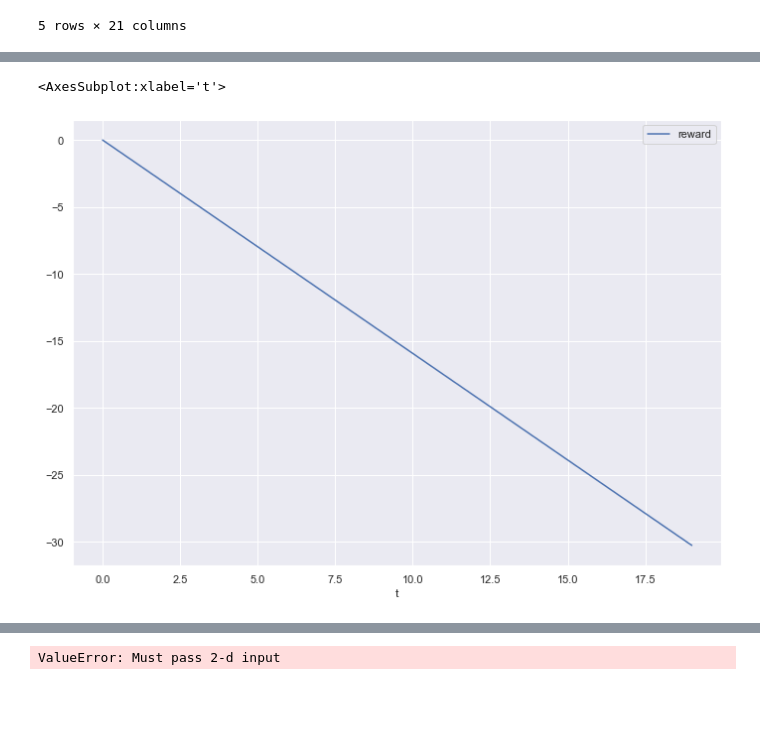
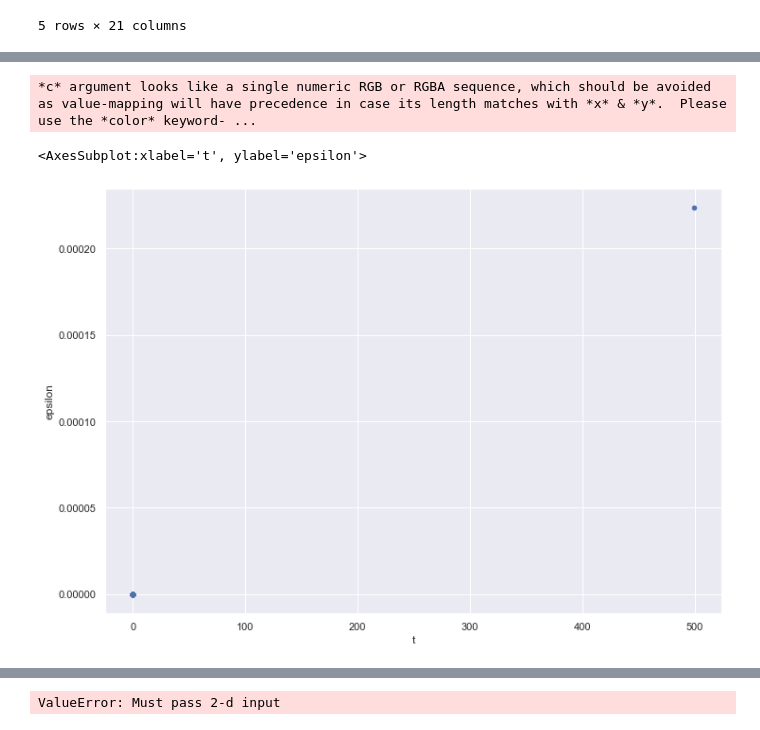
Before and after one commit to FelixWessel/Q-LearningCrawlerRobot, a Jupyter notebook: Analyse.ipynb, the cells around one changed output, grey strips where cells are left out. Cells and saved outputs as stored; diff of their text form; code cells hidden in the pictures; blank space fills up the shorter version.

```diff
--- a/Analyse.ipynb
+++ b/Analyse.ipynb
@@ -82,8 +82,9 @@ plt.show
 # %%
-df.plot(kind="line", x="t", y="reward")
+df.plot(kind="scatter", x="t", y="epsilon")
 # %% [output]
-<AxesSubplot:xlabel='t'>
+*c* argument looks like a single numeric RGB or RGBA sequence, which should be avoided as value-mapping will have precedence in case its length matches with *x* & *y*.  Please use the *color* keyword- ...
+<AxesSubplot:xlabel='t', ylabel='epsilon'>
-[figure, old version]
+[figure, new version]
 # %%
 df.plot(kind="scatter", x="t", y="actionIndex")
 # %% [output]
```
Also changed, not shown: parts of 8 cells of this notebook, 1 other file.
